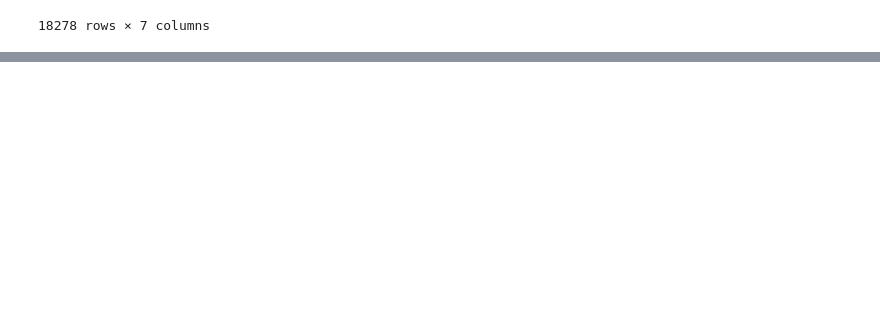
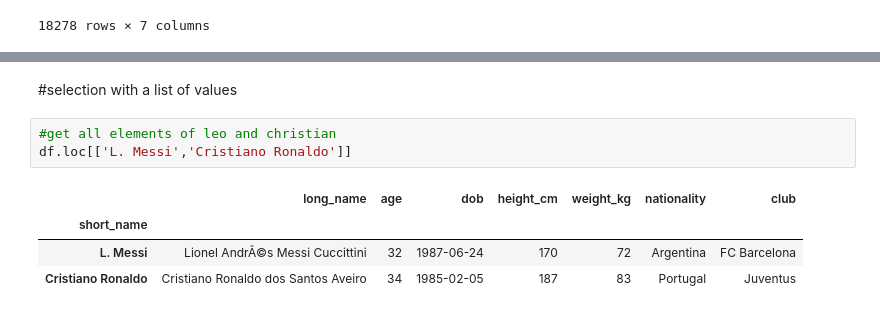
Before and after one commit to Subhas333/Project-1, a Jupyter notebook: selection.ipynb, the cells around one changed output, grey strips where cells are left out. Drawn from its saved outputs; the diff is of its cells as text; blank space fills up the shorter version.

```diff
--- a/selection.ipynb
+++ b/selection.ipynb
@@ -53,0 +123,10 @@ df
+# %% [markdown]
+#selection with a list of values
+# %%
+#get all elements of leo and christian
+df.loc[['L. Messi','Cristiano Ronaldo']]
+# %% [output]
+|  | long_name | age | dob | height_cm | weight_kg | nationality | club |
+| short_name |  |  |  |  |  |  |  |
+| L. Messi | Lionel AndrÃ©s Messi Cuccittini | 32 | 1987-06-24 | 170 | 72 | Argentina | FC Barcelona |
+| Cristiano Ronaldo | Cristiano Ronaldo dos Santos Aveiro | 34 | 1985-02-05 | 187 | 83 | Portugal | Juventus |
```
Also changed, not shown: parts of 41 cells of this notebook.
